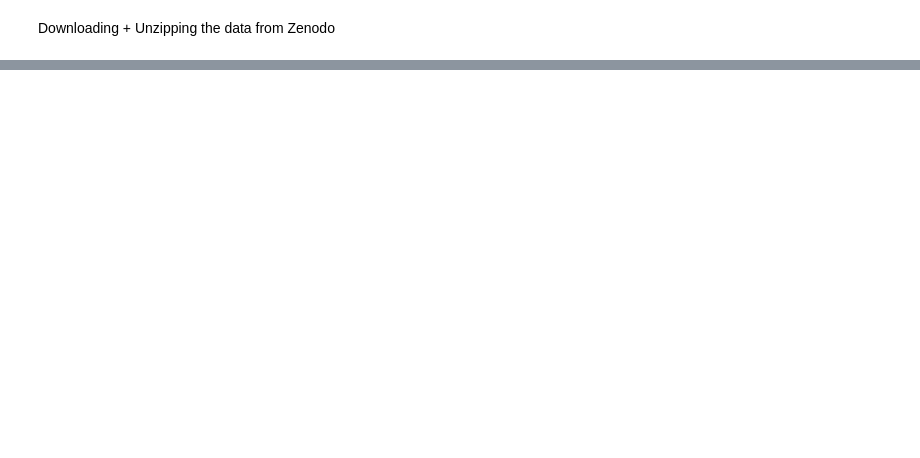
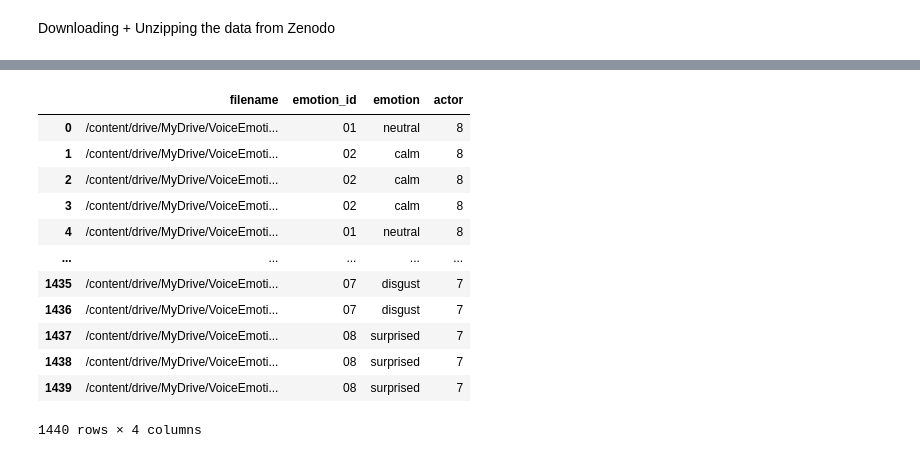
Before and after one commit to Wayn-Git/VoiceEmotionDetector, a Jupyter notebook: Notebook/MentalHealthSpeechAnalysis.ipynb, the cells around one changed output, grey strips where cells are left out. Cells and saved outputs as stored; diff of their text form; code cells hidden in the pictures; blank space fills up the shorter version.

```diff
--- a/Notebook/MentalHealthSpeechAnalysis.ipynb
+++ b/Notebook/MentalHealthSpeechAnalysis.ipynb
@@ -101,3 +105,7 @@ replace /content/drive/MyDrive/VoiceEmotionDetection/RavdessData/FullDataUnzippe
 Audio_Speech_Actors_01-24.zip  FullDataUnzipped
 # %%
 data_path = '/content/drive/MyDrive/VoiceEmotionDetection/RavdessData/FullDataUnzipped'
+# %%
+import glob # To extract data from
+
+audio_files = glob.glob('/content/drive/MyDrive/VoiceEmotionDetection/RavdessData/FullDataUnzipped/Actor_*/*.wav',  recursive=True)
@@ -103,0 +132,49 @@ data_path = '/content/drive/MyDrive/VoiceEmotionDetection/RavdessData/FullDataUn
+# %%
+from os.path import basename
+import os, glob
+import pandas as pd
+
+# Map emotion IDs to labels
+emotion_map = {
+    '01': 'neutral',
+    '02': 'calm',
+    '03': 'happy',
+    '04': 'sad',
+    '05': 'angry',
+    '06': 'fearful',
+    '07': 'disgust',
+    '08': 'surprised'
+}
+
+data = []
+for f in audio_files:
+  basename = os.path.basename(f)
+  parts = basename.split('-')
+
+  emotion_id = parts[2]
+  actor_id = parts[-1].split('.')[0] # Extract actor ID and remove extension
+
+  data.append({
+        "filename": f,
+        "emotion_id": emotion_id,
+        "emotion": emotion_map[emotion_id],
+        "actor": int(actor_id)
+  })
+
+df = pd.DataFrame(data)
+# %%
+df
+# %% [output]
+|  | filename | emotion_id | emotion | actor |
+| 0 | /content/drive/MyDrive/VoiceEmoti... | 01 | neutral | 8 |
+| 1 | /content/drive/MyDrive/VoiceEmoti... | 02 | calm | 8 |
+| 2 | /content/drive/MyDrive/VoiceEmoti... | 02 | calm | 8 |
+| 3 | /content/drive/MyDrive/VoiceEmoti... | 02 | calm | 8 |
+| 4 | /content/drive/MyDrive/VoiceEmoti... | 01 | neutral | 8 |
+| ... | ... | ... | ... | ... |
+| 1435 | /content/drive/MyDrive/VoiceEmoti... | 07 | disgust | 7 |
+| 1436 | /content/drive/MyDrive/VoiceEmoti... | 07 | disgust | 7 |
+| 1437 | /content/drive/MyDrive/VoiceEmoti... | 08 | surprised | 7 |
+| 1438 | /content/drive/MyDrive/VoiceEmoti... | 08 | surprised | 7 |
+| 1439 | /content/drive/MyDrive/VoiceEmoti... | 08 | surprised | 7 |
+1440 rows × 4 columns
```
Also changed, not shown: parts of 4 cells of this notebook, 1 other file.
